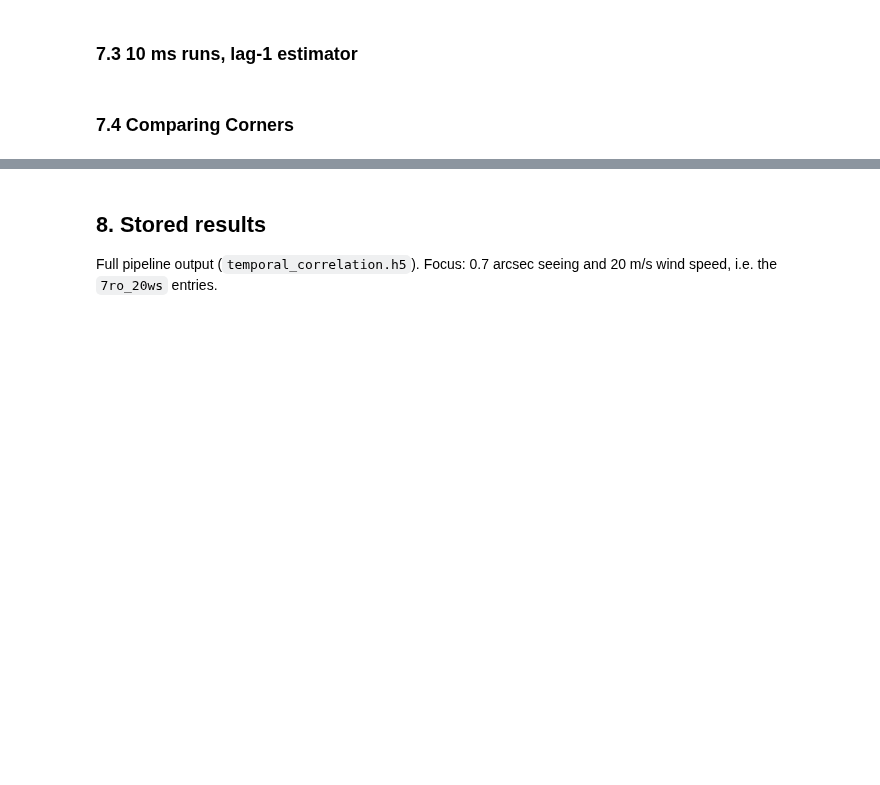
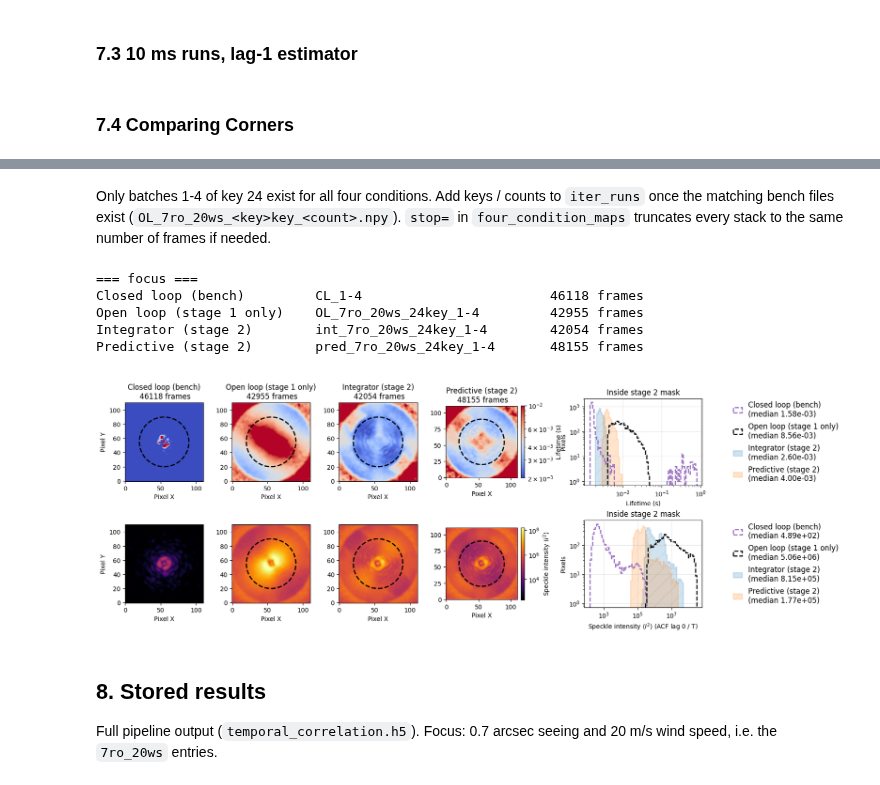
Before and after one commit to noah-bns/ESO_internship, a Jupyter notebook: notebooks/temporal_decorrelation_clean.ipynb, the cells around one changed output, grey strips where cells are left out. Drawn from its saved outputs; the diff is of its cells as text; code cells hidden in the pictures; blank space fills up the shorter version.

```diff
--- a/notebooks/temporal_decorrelation_clean.ipynb
+++ b/notebooks/temporal_decorrelation_clean.ipynb
@@ -784,7 +900,9 @@ with h5py.File(RUNS_10_15 / "outlier_diff.h5", "r") as store:
     print(list(store.keys()))
     for algo in ALGOS:
         for run in iter_runs(ROS, WSS):
-            show_outlier_summary(store, SPECKLE_PNG_DIR, f"{algo}_{run['ro']}ro_{run['ws']}ws")
+            show_outlier_summary(
+                store, SPECKLE_PNG_DIR, f"{algo}_{run['ro']}ro_{run['ws']}ws"
+            )
 # %% [markdown]
 ## 4. Regions and masks
 
@@ -815,7 +933,9 @@ Without and with subtraction of each pixel's temporal mean. Subtracting the mean
 # %%
 for sub in (None, "mean"):
     res = temporal_correlation(sci_img, sub=sub, fit=False)["full"]
-    plot_correlation_summary(res, DT, region_image=mean_img,  title=f"Whole image, sub={sub}")
+    plot_correlation_summary(
+        res, DT, region_image=mean_img, title=f"Whole image, sub={sub}"
+    )
 # %% [markdown]
 ### 5.2 Control regions
 
@@ -947,7 +1121,9 @@ Sweep $m$ (for example 5, 10, 20) and look for a plateau: that signals the true
 # %%
 estimators = {
     "Half-correlation (0.5)": lambda s: lifetime_map(s, dt=walk_dt, thresh=0.5),
-    "ACF crossing (0.1)": lambda s: lifetime_from_stack(s, "acf", dt=walk_dt, thresh=0.1),
+    "ACF crossing (0.1)": lambda s: lifetime_from_stack(
+        s, "acf", dt=walk_dt, thresh=0.1
+    ),
     "Lag-1 (t90)": lambda s: t90_lag1(s, dt=walk_dt),
     "Block variance m=10 (t90)": lambda s: t90_block_variance(s, m=10, dt=walk_dt),
 }
@@ -1017,9 +1220,13 @@ plot_lifetime_maps({"ACF crossing 0.1 (t90)": crossing_time(temporal_acf(raw_img
 # %%
-long_runs = list(iter_runs(ros=[7], wss=[20], keys=["1", "24", "32"], counts=["1-4", "5-8"]))
+long_runs = list(
+    iter_runs(ros=[7], wss=[20], keys=["1", "24", "32"], counts=["1-4", "5-8"])
+)
 
 for folder, label in [(LONG_RUN_FOCUS, "focus")]:
     print(f"=== {label} ===")
-    compare_runs(folder, long_runs, dt=DIT_LONG, method="acf", thresh=0.5, vmin = 0.002, vmax = 0.01)
+    compare_runs(
+        folder, long_runs, dt=DIT_LONG, method="acf", thresh=0.5, vmin=0.002, vmax=0.01
+    )
 # %% [output]
 === focus ===
 [figure]
@@ -1172,3 +1708,38 @@ plt.show()
+# %% [markdown]
+Only batches 1-4 of key 24 exist for all four conditions. Add keys / counts to `iter_runs` once the matching bench files exist (`OL_7ro_20ws_<key>key_<count>.npy`). `stop=` in `four_condition_maps` truncates every stack to the same number of frames if needed.
+# %%
+focus_runs = list(iter_runs(ros=[7], wss=[20], keys=["24"], counts=["1-4"]))
+
+four_condition_results = {}
+for folder, label in [(LONG_RUN_FOCUS, "focus")]:
+    print(f"=== {label} ===")
+    for run in focus_runs:
+        tag = run_name(**run)
+        n_frames, lifetimes, intensities, map_titles = four_condition_maps(
+            folder=folder,
+            bench=RUNS_BENCH,
+            method="acf",
+            thresh=0.5,
+            dt=DIT_LONG,
+            **run,
+        )
+        plot_condition_grid(
+            n_frames,
+            lifetimes,
+            intensities,
+            map_titles,
+            vmin=0.002,
+            vmax=0.01,
+            title=f" ",
+        )
+        four_condition_results[(label, tag)] = (lifetimes, intensities)
+# %% [output]
+=== focus ===
+Closed loop (bench)         CL_1-4                        46118 frames
+Open loop (stage 1 only)    OL_7ro_20ws_24key_1-4         42955 frames
+Integrator (stage 2)        int_7ro_20ws_24key_1-4        42054 frames
+Predictive (stage 2)        pred_7ro_20ws_24key_1-4       48155 frames
+[figure, added]
 # %% [markdown]
 ## 8. Stored results
 
```
Also changed, not shown: parts of 25 cells of this notebook, 14 other files.
